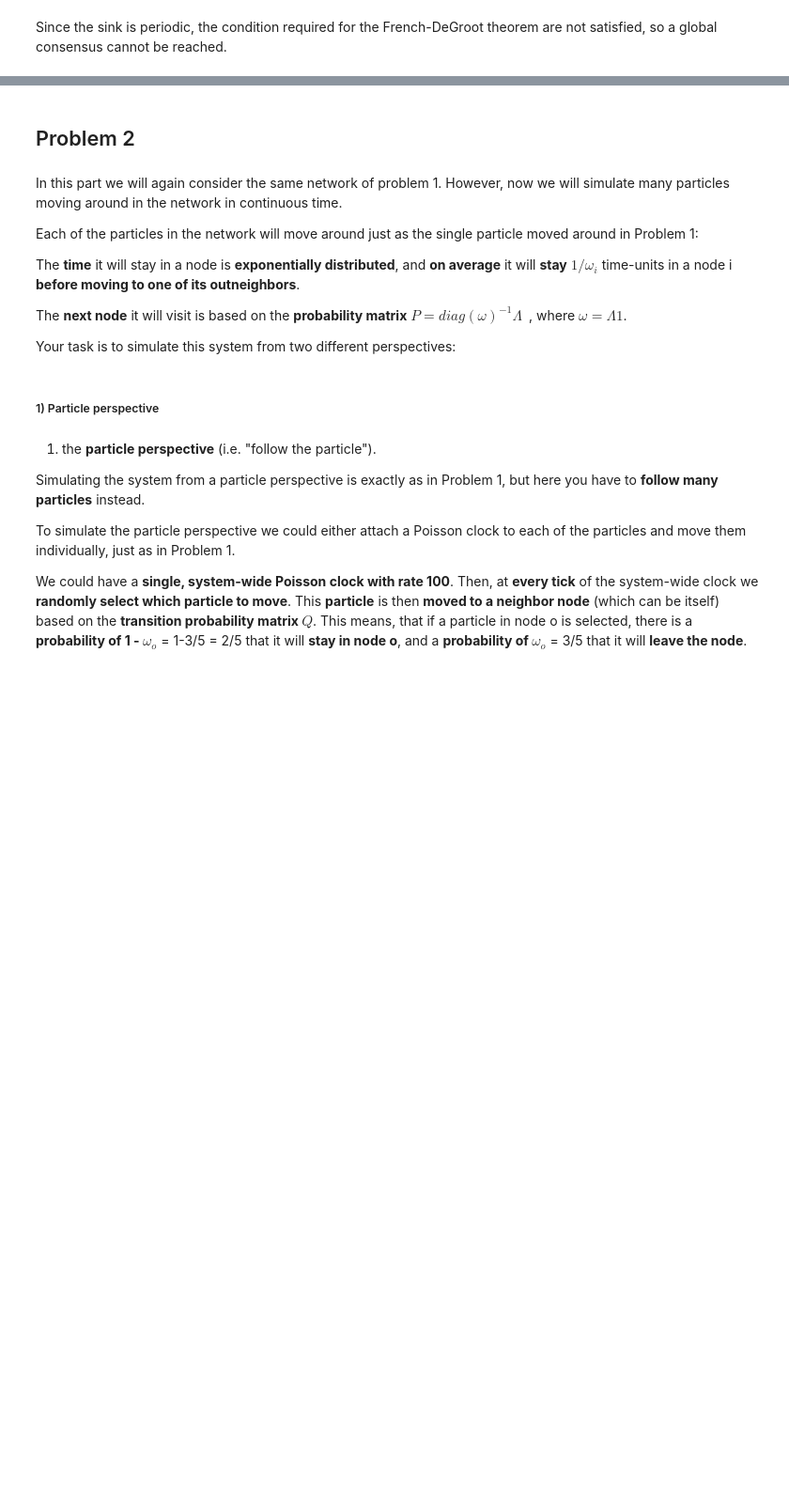
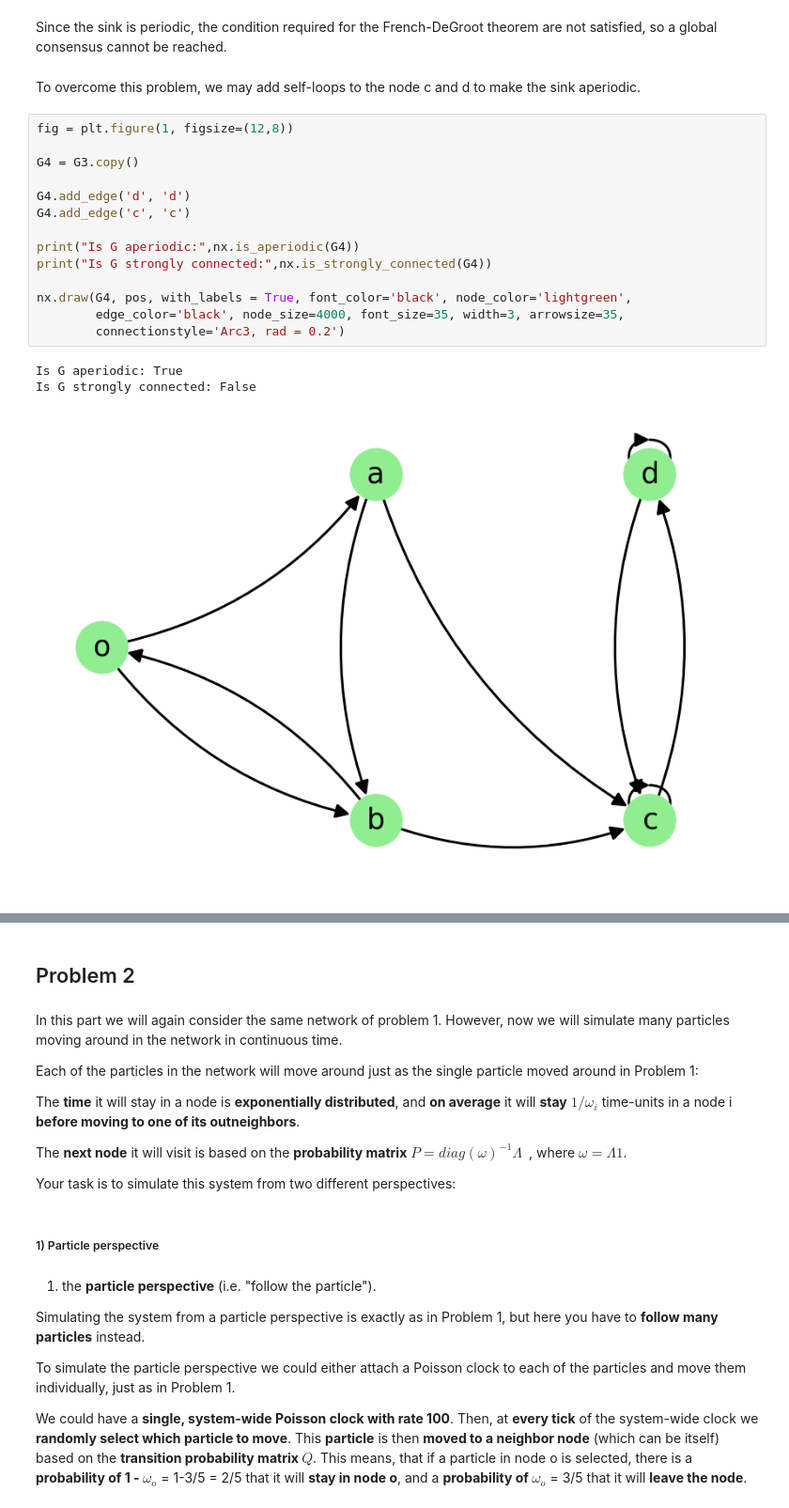
Before and after one commit to fabioeterno/Network_Homework, a Jupyter notebook: Homework2/Hw2.ipynb, the cells around one changed output, grey strips where cells are left out. Shown at 94% size. Saved outputs shown, nothing was run; the diff lists cells and outputs as text; blank space fills up the shorter version.

```diff
--- a/Homework2/Hw2.ipynb
+++ b/Homework2/Hw2.ipynb
@@ -700,2 +705,22 @@ Consensus vector: [0.30668355 0.28236445 0.50123642 0.01485426 0.64715107]
 # %% [markdown]
 Since the sink is periodic, the condition required for the French-DeGroot theorem are not satisfied, so a global consensus cannot be reached.
+# %% [markdown]
+To overcome this problem, we may add self-loops to the node c and d to make the sink aperiodic.
+# %%
+fig = plt.figure(1, figsize=(12,8))
+
+G4 = G3.copy()
+
+G4.add_edge('d', 'd')
+G4.add_edge('c', 'c')
+
+print("Is G aperiodic:",nx.is_aperiodic(G4))
+print("Is G strongly connected:",nx.is_strongly_connected(G4))
+
+nx.draw(G4, pos, with_labels = True, font_color='black', node_color='lightgreen',
+        edge_color='black', node_size=4000, font_size=35, width=3, arrowsize=35,
+        connectionstyle='Arc3, rad = 0.2')
+# %% [output]
+Is G aperiodic: True
+Is G strongly connected: False
+[figure, added]
```
Also changed, not shown: parts of 30 cells of this notebook.
